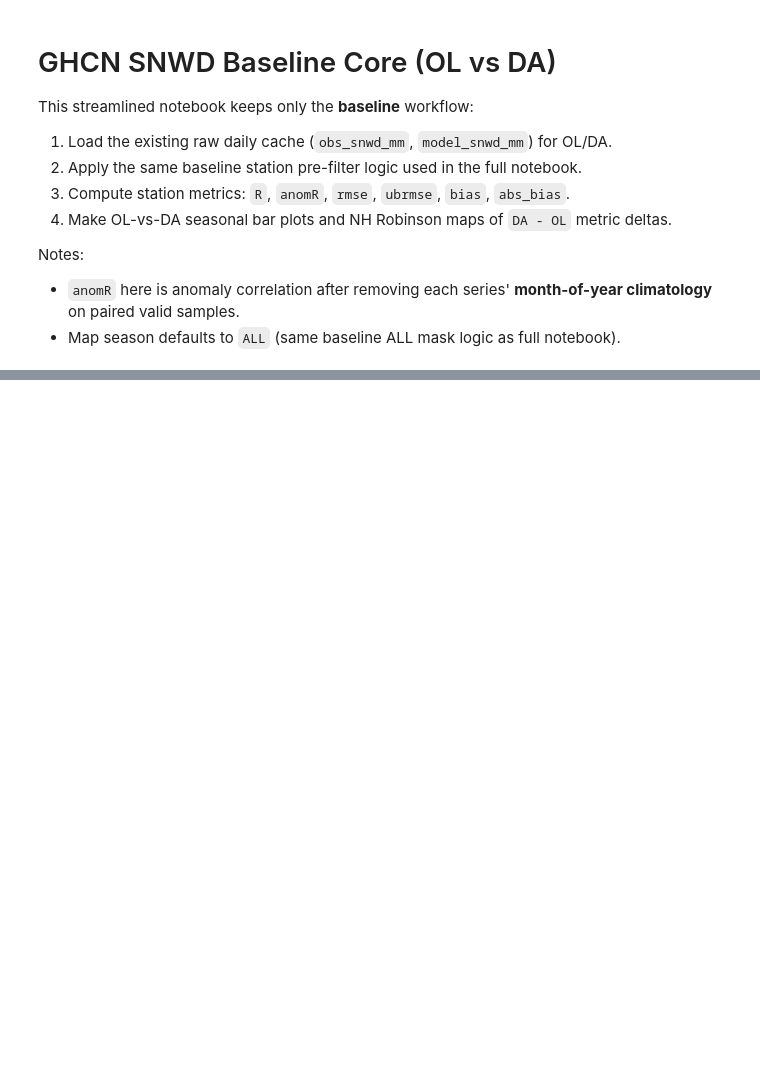
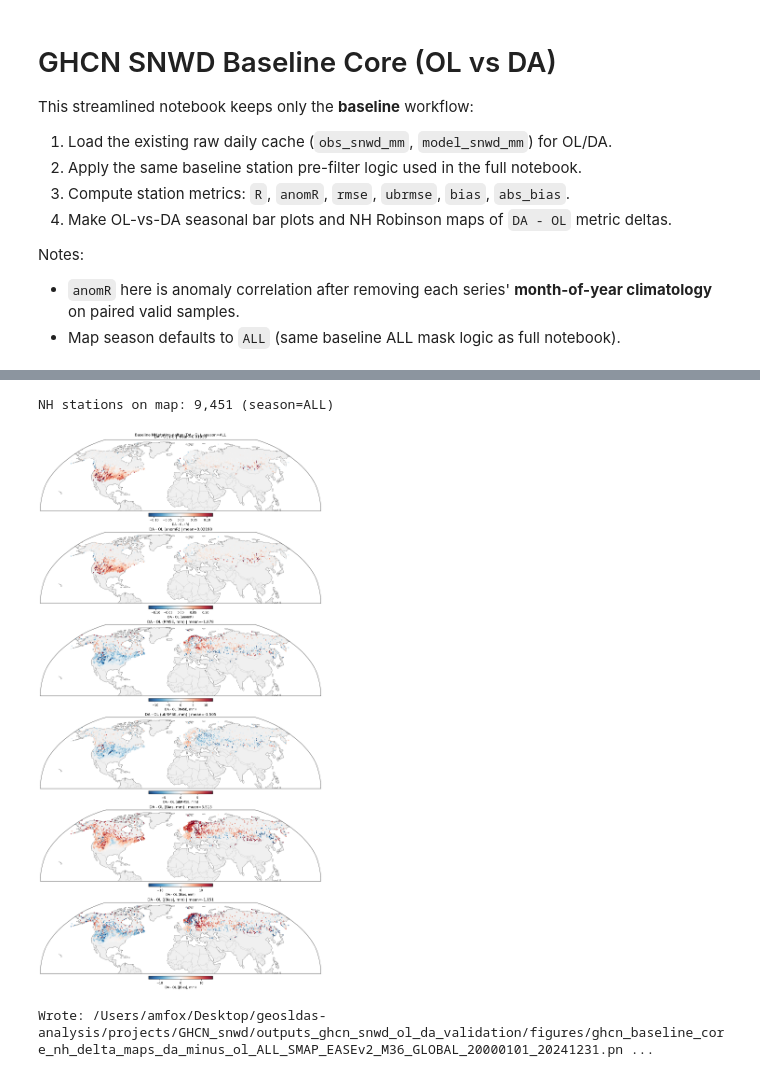
Before and after one commit to amfox37/geosldas-analysis, a Jupyter notebook: projects/GHCN_snwd/notebooks/ghcn_snwd_daily_seasonal_ol_da_snwd_baseline_basic.ipynb, the cells around one changed output, grey strips where cells are left out. Cells and saved outputs as stored; diff of their text form; code cells hidden in the pictures; blank space fills up the shorter version.

```diff
--- a/projects/GHCN_snwd/notebooks/ghcn_snwd_daily_seasonal_ol_da_snwd_baseline_basic.ipynb
+++ b/projects/GHCN_snwd/notebooks/ghcn_snwd_daily_seasonal_ol_da_snwd_baseline_basic.ipynb
@@ -1242,12 +1327,13 @@ print(f'Wrote: {bar_fig}')
 import cartopy.crs as ccrs
 import cartopy.feature as cfeature
 
-map_metrics = ['R', 'anomR', 'rmse', 'ubrmse', 'abs_bias']
+map_metrics = ['R', 'anomR', 'rmse', 'ubrmse', 'bias', 'abs_bias']
 map_titles = {
     'R': 'DA - OL (R)',
     'anomR': 'DA - OL (anomR)',
     'rmse': 'DA - OL (RMSE, mm)',
     'ubrmse': 'DA - OL (ubRMSE, mm)',
+    'bias': 'DA - OL (Bias, mm)',
     'abs_bias': 'DA - OL (|Bias|, mm)',
 }
 
@@ -1288,7 +1374,8 @@ delta_df = delta_df[
 print(f'NH stations on map: {len(delta_df):,} (season={MAP_SEASON})')
 
 proj = ccrs.Robinson()
-fig, axes = plt.subplots(5, 1, figsize=(14.5, 21.0), subplot_kw={'projection': proj}, constrained_layout=True)
+nrows = len(map_metrics)
+fig, axes = plt.subplots(nrows, 1, figsize=(14.5, 4.2 * nrows), subplot_kw={'projection': proj}, constrained_layout=True)
 
 for ax, metric in zip(axes, map_metrics):
     col = f'delta_{metric}'
@@ -1315,30 +1402,34 @@ for ax, metric in zip(axes, map_metrics):
             linewidths=0,
             alpha=0.9,
             zorder=3,
         )
 
         mean_val = float(np.nanmean(vals[ok]))
     else:
         sc = None
         mean_val = np.nan
 
     ax.add_feature(cfeature.LAND, facecolor='0.94', zorder=0)
     ax.add_feature(cfeature.OCEAN, facecolor='white', zorder=0)
     ax.add_feature(cfeature.COASTLINE, linewidth=0.4, zorder=2)
     ax.add_feature(cfeature.BORDERS, linewidth=0.3, linestyle=':', zorder=2)
     ax.set_extent([-180, 180, 0, 90], crs=ccrs.PlateCarree())
 
     ttl = map_titles[metric]
     if np.isfinite(mean_val):
         ttl += f' | mean={mean_val:.4g}'
     ax.set_title(ttl)
 
     if sc is not None:
         cb = fig.colorbar(sc, ax=ax, orientation='horizontal', fraction=0.045, pad=0.03)
         cb.set_label(map_titles[metric])
 
 fig.suptitle(f'Baseline NH station deltas (DA - OL), season={MAP_SEASON}', y=1.002)
 map_fig = FIG_DIR / f'ghcn_baseline_core_nh_delta_maps_da_minus_ol_{MAP_SEASON}_{cache_tag}.png'
 fig.savefig(map_fig, dpi=220, bbox_inches='tight')
 plt.show()
 print(f'Wrote: {map_fig}')
+# %% [output]
+NH stations on map: 9,451 (season=ALL)
+[figure, added]
+Wrote: /Users/amfox/Desktop/geosldas-analysis/projects/GHCN_snwd/outputs_ghcn_snwd_ol_da_validation/figures/ghcn_baseline_core_nh_delta_maps_da_minus_ol_ALL_SMAP_EASEv2_M36_GLOBAL_20000101_20241231.pn ...
```
Also changed, not shown: parts of 4 cells of this notebook.
